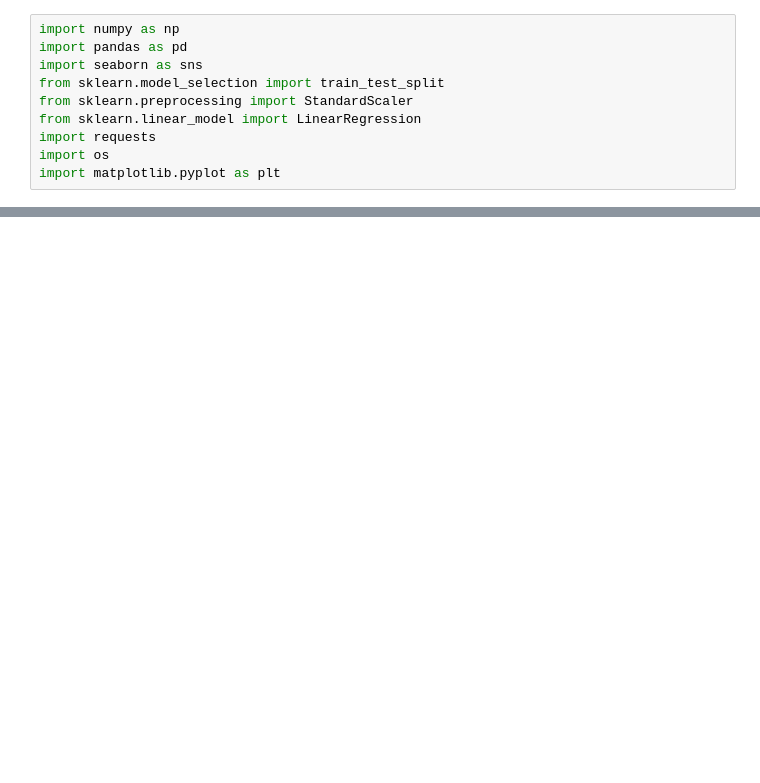
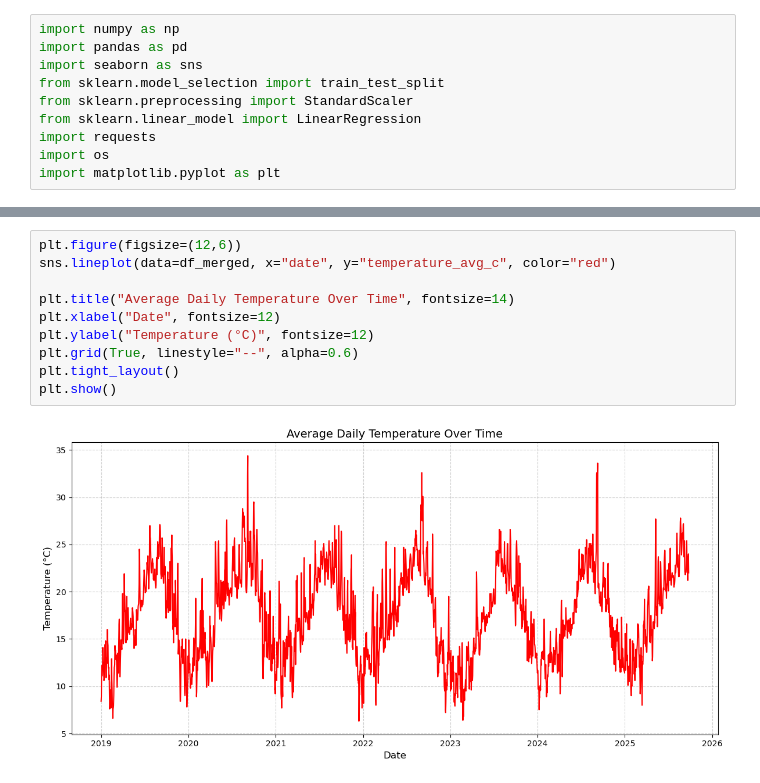
Before and after one commit to Jibu24/Energy_Demand_Forecasting, a Jupyter notebook: Notebooks/EDA.ipynb, the cells around one changed output, grey strips where cells are left out. Cells and saved outputs as stored; diff of their text form; blank space fills up the shorter version.

```diff
--- a/Notebooks/EDA.ipynb
+++ b/Notebooks/EDA.ipynb
@@ -100,0 +269,12 @@ df.head()
+# %%
+plt.figure(figsize=(12,6))
+sns.lineplot(data=df_merged, x="date", y="temperature_avg_c", color="red")
+
+plt.title("Average Daily Temperature Over Time", fontsize=14)
+plt.xlabel("Date", fontsize=12)
+plt.ylabel("Temperature (°C)", fontsize=12)
+plt.grid(True, linestyle="--", alpha=0.6)
+plt.tight_layout()
+plt.show()
+# %% [output]
+[figure, added]
```
Also changed, not shown: parts of 18 cells of this notebook.
